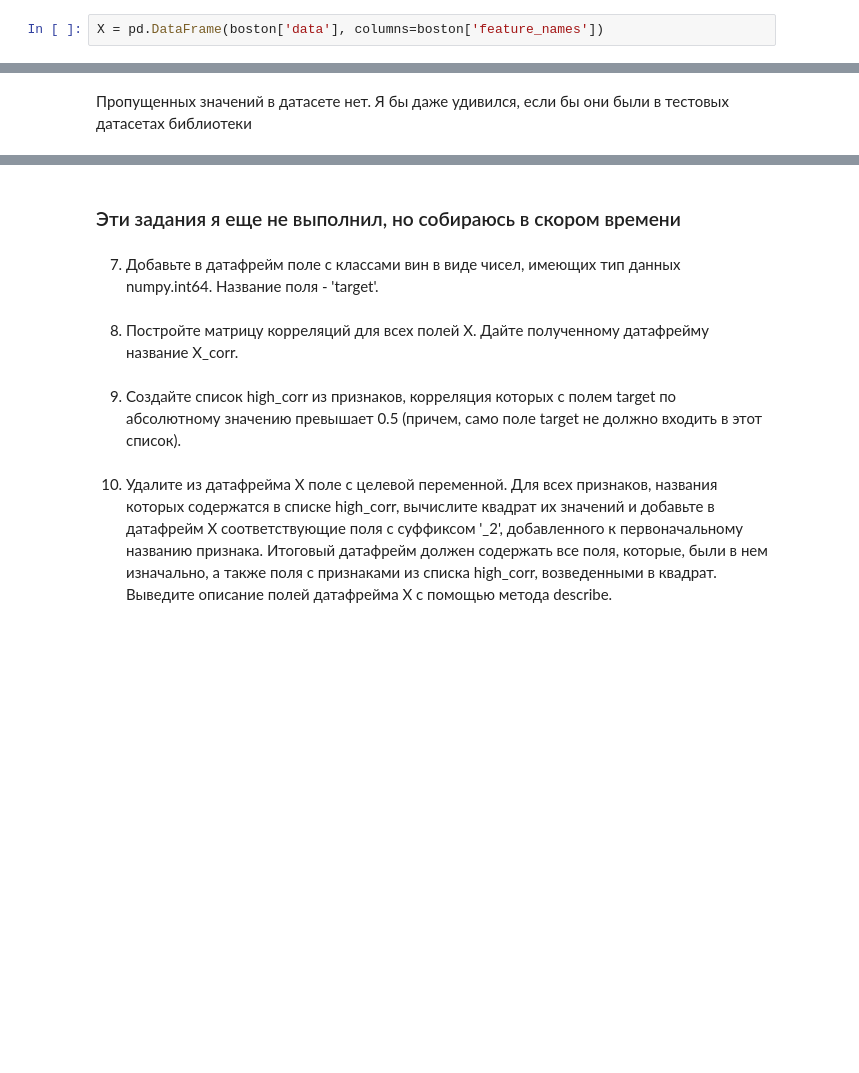
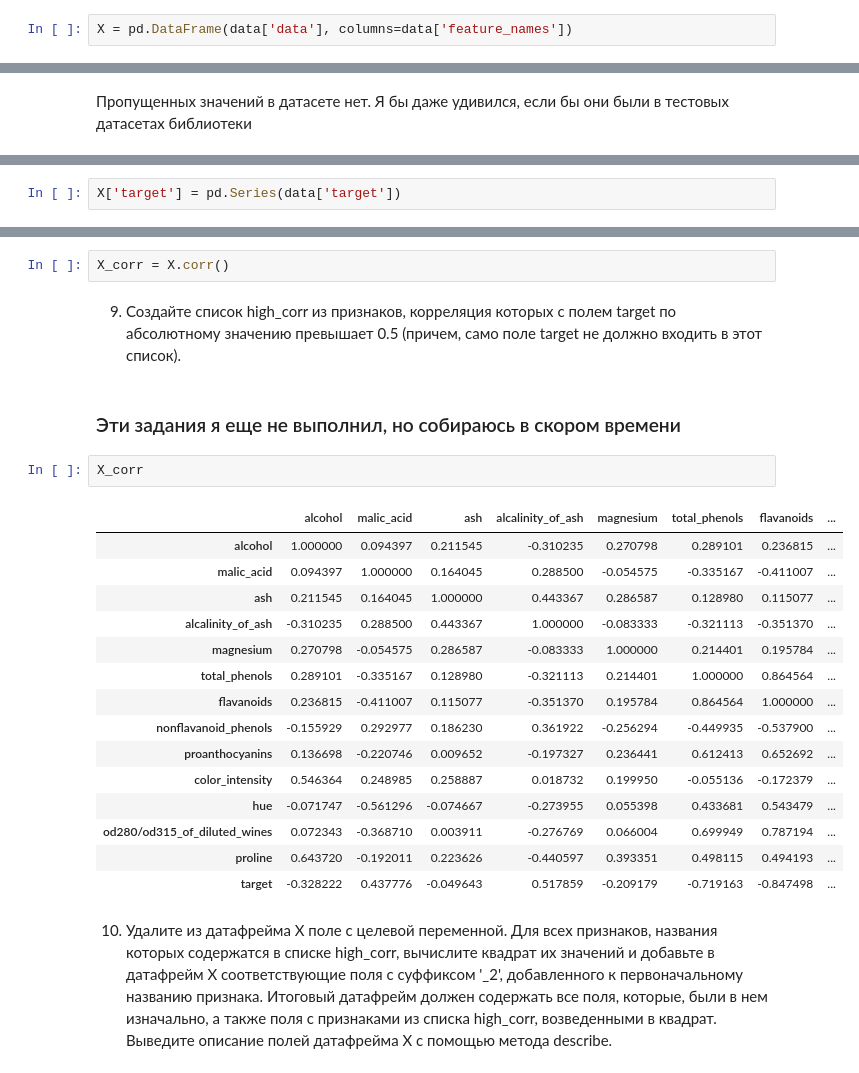
Before and after one commit to DmitryVGusev/GB-Python-in-DS, a Jupyter notebook: Python_in_DS_homework3.ipynb, the cells around one changed output, grey strips where cells are left out. Cells and saved outputs as stored; diff of their text form; blank space fills up the shorter version.

```diff
--- a/Python_in_DS_homework3.ipynb
+++ b/Python_in_DS_homework3.ipynb
@@ -372,7 +372,7 @@ array(['class_0', 'class_1', 'class_2'], dtype='<U7')
 # %% [markdown]
 5. На основе данных датасета (они содержатся в двумерном массиве Numpy) и названий признаков создайте датафрейм под названием X.
 # %%
-X = pd.DataFrame(boston['data'], columns=boston['feature_names'])
+X = pd.DataFrame(data['data'], columns=data['feature_names'])
 # %% [markdown]
 6. Выясните размер датафрейма X и установите, имеются ли в нем пропущенные значения.
 # %%
@@ -400,0 +403,2 @@ memory usage: 51.5 KB
+# %%
+X['target'] = pd.Series(data['target'])
@@ -401,10 +407,26 @@ memory usage: 51.5 KB
+# %%
+X_corr = X.corr()
+# %% [markdown]
+9. Создайте список high_corr из признаков, корреляция которых с полем target по абсолютному значению превышает 0.5 (причем, само поле target не должно входить в этот список).
 # %% [markdown]
 ### Эти задания я еще не выполнил, но собираюсь в скором времени
-# %% [markdown]
-7. Добавьте в датафрейм поле с классами вин в виде чисел, имеющих тип данных numpy.int64. Название поля - 'target'.
-# %% [markdown]
-8. Постройте матрицу корреляций для всех полей X. Дайте полученному датафрейму название X_corr.
-# %% [markdown]
-9. Создайте список high_corr из признаков, корреляция которых с полем target по абсолютному значению превышает 0.5 (причем, само поле target не должно входить в этот список).
+# %%
+X_corr
+# %% [output]
+|  | alcohol | malic_acid | ash | alcalinity_of_ash | magnesium | total_phenols | flavanoids | ... |
+| alcohol | 1.000000 | 0.094397 | 0.211545 | -0.310235 | 0.270798 | 0.289101 | 0.236815 | ... |
+| malic_acid | 0.094397 | 1.000000 | 0.164045 | 0.288500 | -0.054575 | -0.335167 | -0.411007 | ... |
+| ash | 0.211545 | 0.164045 | 1.000000 | 0.443367 | 0.286587 | 0.128980 | 0.115077 | ... |
+| alcalinity_of_ash | -0.310235 | 0.288500 | 0.443367 | 1.000000 | -0.083333 | -0.321113 | -0.351370 | ... |
+| magnesium | 0.270798 | -0.054575 | 0.286587 | -0.083333 | 1.000000 | 0.214401 | 0.195784 | ... |
+| total_phenols | 0.289101 | -0.335167 | 0.128980 | -0.321113 | 0.214401 | 1.000000 | 0.864564 | ... |
+| flavanoids | 0.236815 | -0.411007 | 0.115077 | -0.351370 | 0.195784 | 0.864564 | 1.000000 | ... |
+| nonflavanoid_phenols | -0.155929 | 0.292977 | 0.186230 | 0.361922 | -0.256294 | -0.449935 | -0.537900 | ... |
+| proanthocyanins | 0.136698 | -0.220746 | 0.009652 | -0.197327 | 0.236441 | 0.612413 | 0.652692 | ... |
+| color_intensity | 0.546364 | 0.248985 | 0.258887 | 0.018732 | 0.199950 | -0.055136 | -0.172379 | ... |
+| hue | -0.071747 | -0.561296 | -0.074667 | -0.273955 | 0.055398 | 0.433681 | 0.543479 | ... |
+| od280/od315_of_diluted_wines | 0.072343 | -0.368710 | 0.003911 | -0.276769 | 0.066004 | 0.699949 | 0.787194 | ... |
+| proline | 0.643720 | -0.192011 | 0.223626 | -0.440597 | 0.393351 | 0.498115 | 0.494193 | ... |
+| target | -0.328222 | 0.437776 | -0.049643 | 0.517859 | -0.209179 | -0.719163 | -0.847498 | ... |
 # %% [markdown]
-10. Удалите из датафрейма X поле с целевой переменной. Для всех признаков, названия которых содержатся в списке high_corr, вычислите квадрат их значений и добавьте в датафрейм X соответствующие поля с суффиксом '_2', добавленного к первоначальному названию признака. Итоговый датафрейм должен содержать все поля, которые, были в нем изначально, а также поля с признаками из списка high_corr, возведенными в квадрат. Выведите описание полей датафрейма X с помощью метода describe.
+10. Удалите из датафрейма X поле с целевой переменной. Для всех признаков, названия которых содержатся в списке high_corr, вычислите квадрат их значений и добавьте в датафрейм X соответствующие поля с суффиксом '\_2', добавленного к первоначальному названию признака. Итоговый датафрейм должен содержать все поля, которые, были в нем изначально, а также поля с признаками из списка high_corr, возведенными в квадрат. Выведите описание полей датафрейма X с помощью метода describe.
```
Also changed, not shown: parts of 4 cells of this notebook.
